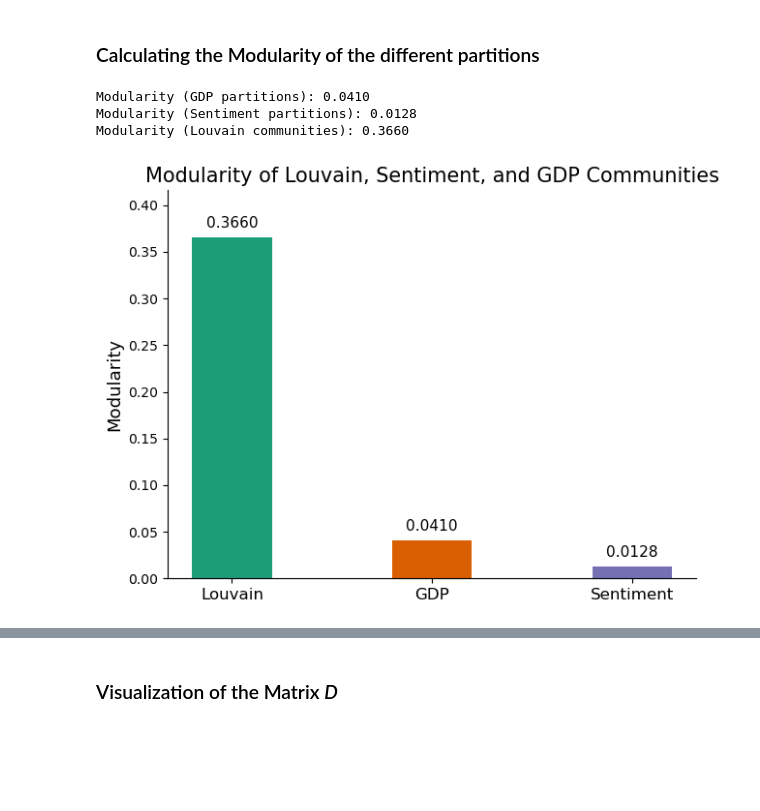
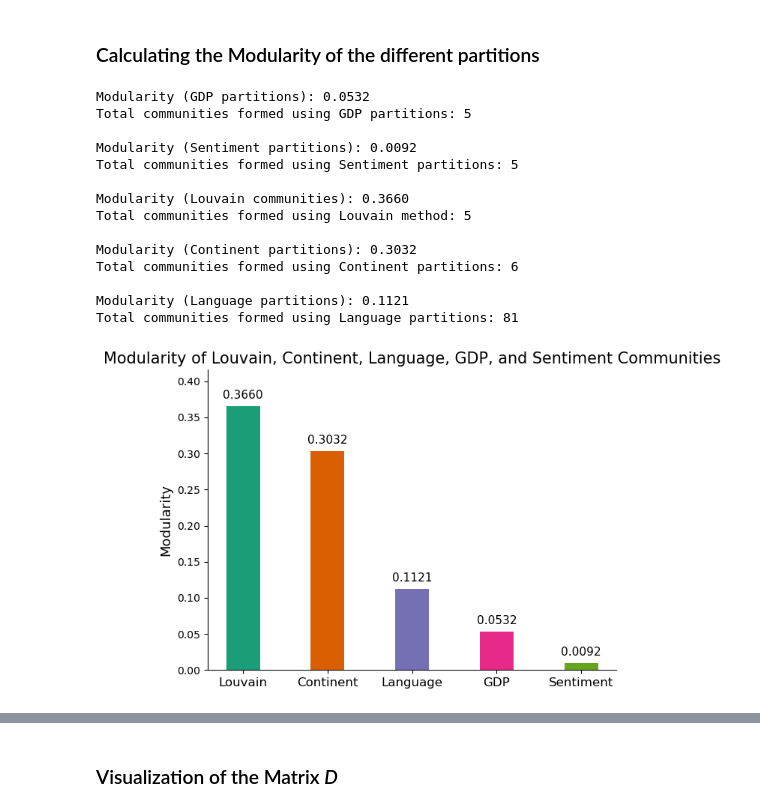
Before and after one commit to joaommata/WorldGraph, a Jupyter notebook: communities.ipynb, the cells around one changed output, grey strips where cells are left out. Saved outputs shown, nothing was run; the diff lists cells and outputs as text; code cells hidden in the pictures; blank space fills up the shorter version.

Commit message:
added extra matrices (continent and language)

```diff
--- a/communities.ipynb
+++ b/communities.ipynb
@@ -205,5 +256,5 @@ I will now create the divisions of GDP and the sentiment score. We will consider
 # %%
-gdp_partitions = classify_nodes_by_attribute(G,'gdp', k=6)
+gdp_partitions = classify_nodes_by_attribute(G,'gdp', k=5)
 # %%
 print(len(gdp_partitions["Level_1"]), "elements")
 print(len(gdp_partitions["Level_1"]))
@@ -223,7 +274,7 @@ print(len(gdp_partitions["Level_3"]))
 # %% [markdown]
 ### Forming communities by History Sentiment Score
 # %%
-sentiment_partitions = classify_nodes_by_attribute(G, "sentiment_score", k=6)
+sentiment_partitions = classify_nodes_by_attribute(G, "sentiment_score", k=5)
 # %%
 print(len(sentiment_partitions["Level_1"]), "elements")
 sentiment_partitions["Level_1"][:5] # TO SHOW
@@ -384,45 +301,74 @@ NameError: name 'louvain_modularity' is not defined
 # Calculate modularity for GDP partitions
 gdp_modularity = modularity(G, gdp_partitions.values())
 print(f"Modularity (GDP partitions): {gdp_modularity:.4f}")
+# PRINT NUMBER OF COMMUNITIES IN GDP PARTITIONS
+print(f"Total communities formed using GDP partitions: {len(gdp_partitions)}\n")
 
 # Calculate modularity for sentiment partitions
 sentiment_modularity = modularity(G, sentiment_partitions.values())
 print(f"Modularity (Sentiment partitions): {sentiment_modularity:.4f}")
+# PRINT NUMBER OF COOMUNITIES IN SENTIMENT PARTITIONS
+print(f"Total communities formed using Sentiment partitions: {len(sentiment_partitions)}\n")
 
 # Calculate modularity for Louvain communities
 louvain_modularity = modularity(G, louvain_communities)
-print(f"Modularity (Louvain communities): {louvain_modularity:.4f}\n")
+print(f"Modularity (Louvain communities): {louvain_modularity:.4f}")
+# PRINT NUMBER OF COMMUNITIES IN LOUVAIN METHOD
+print(f"Total communities formed using Louvain method: {len(louvain_communities)}\n")
+
+# Continent partitions modularity
+continent_modularity = modularity(G, continent_partitions)
+print(f"Modularity (Continent partitions): {continent_modularity:.4f}")
+# PRINT NUMBER OF COMMUNITIES IN CONTINENT PARTITIONS
+print(f"Total communities formed using Continent partitions: {len(continent_partitions)}\n")
+
+# Language partitions modularity
+language_modularity = modularity(G, language_partitions)
+print(f"Modularity (Language partitions): {language_modularity:.4f}")
+# PRINT NUMBER OF COMMUNITIES IN LANGUAGE PARTITIONS
+print(f"Total communities formed using Language partitions: {len(language_partitions)}\n")
 
 # Plot the modularity values for comparison with improved colors
-labels = ['Louvain', 'GDP', 'Sentiment']
-modularity_values = [louvain_modularity, gdp_modularity, sentiment_modularity]
+labels = ['Louvain', 'Continent', 'Language', 'GDP', 'Sentiment']
+modularity_values = [louvain_modularity, continent_modularity, language_modularity, gdp_modularity, sentiment_modularity]
 x = np.arange(len(labels))
 width = 0.4
 
 # Use more distinct and colorblind-friendly colors
-bar_colors = ['#1b9e77', '#d95f02', '#7570b3']
+bar_colors = ['#1b9e77', '#d95f02', '#7570b3', '#e7298a', '#66a61e']
 
 fig, ax = plt.subplots()
 bars = ax.bar(x, modularity_values, width, color=bar_colors, linewidth=1.2)
 ax.set_ylabel('Modularity', fontsize=13)
-ax.set_title('Modularity of Louvain, Sentiment, and GDP Communities', fontsize=15)
+ax.set_title('Modularity of Louvain, Continent, Language, GDP, and Sentiment Communities', fontsize=15)
 ax.set_xticks(x)
 ax.set_xticklabels(labels, fontsize=12)
 ax.set_ylim(0, max(modularity_values) + 0.05)
 
 for bar in bars:
     height = bar.get_height()
     ax.annotate(f'{height:.4f}',
                 xy=(bar.get_x() + bar.get_width() / 2, height),
                 xytext=(0, 5),
                 textcoords="offset points",
                 ha='center', va='bottom', fontsize=11)
 
 sns.despine()
 plt.tight_layout()
 plt.show()
 # %% [output]
-Modularity (GDP partitions): 0.0410
-Modularity (Sentiment partitions): 0.0128
+Modularity (GDP partitions): 0.0532
+Total communities formed using GDP partitions: 5
+
+Modularity (Sentiment partitions): 0.0092
+Total communities formed using Sentiment partitions: 5
+
 Modularity (Louvain communities): 0.3660
+Total communities formed using Louvain method: 5
+
+Modularity (Continent partitions): 0.3032
+Total communities formed using Continent partitions: 6
+
+Modularity (Language partitions): 0.1121
+Total communities formed using Language partitions: 81
-[figure, old version]
+[figure, new version]
```
Also changed, not shown: parts of 22 cells of this notebook.
